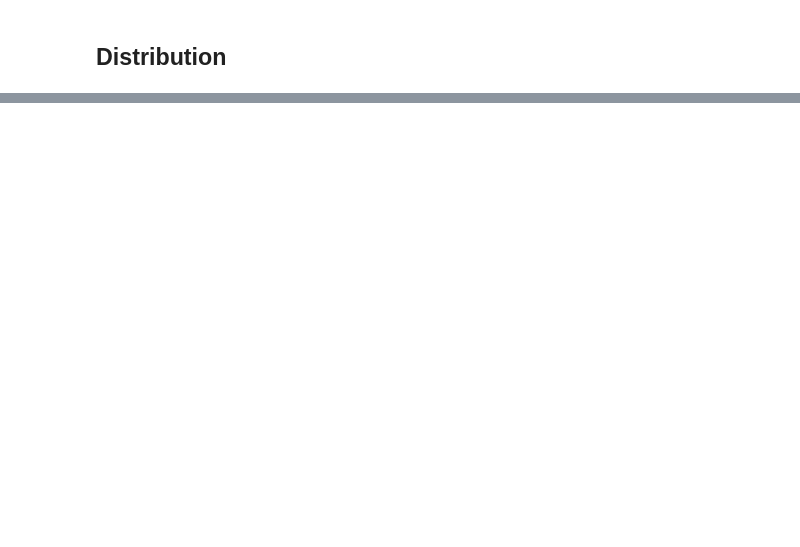
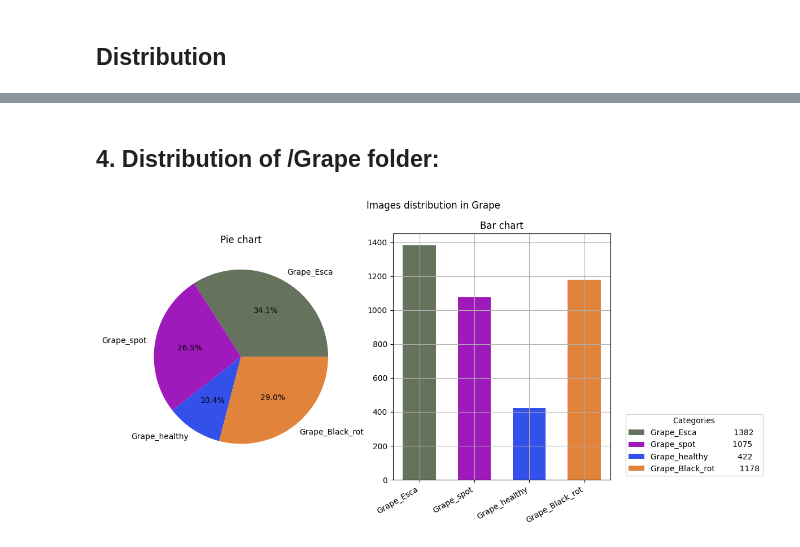
Before and after one commit to aallali/Leaf-Diseases-Classification, a Jupyter notebook: notebooks/000-Distribution.ipynb, the cells around one changed output, grey strips where cells are left out. Cells and saved outputs as stored; diff of their text form; code cells hidden in the pictures; blank space fills up the shorter version.

```diff
--- a/notebooks/000-Distribution.ipynb
+++ b/notebooks/000-Distribution.ipynb
@@ -124,0 +87,6 @@ root_path : ../dataset/Grape
+# %% [markdown]
+## 4. Distribution of /Grape folder:
+# %%
+grape_distribution = ft_distribution(GRAPE_PATH, 7, plot_chart=True)
+# %% [output]
+[figure, added]
```
Also changed, not shown: parts of 25 cells of this notebook.
